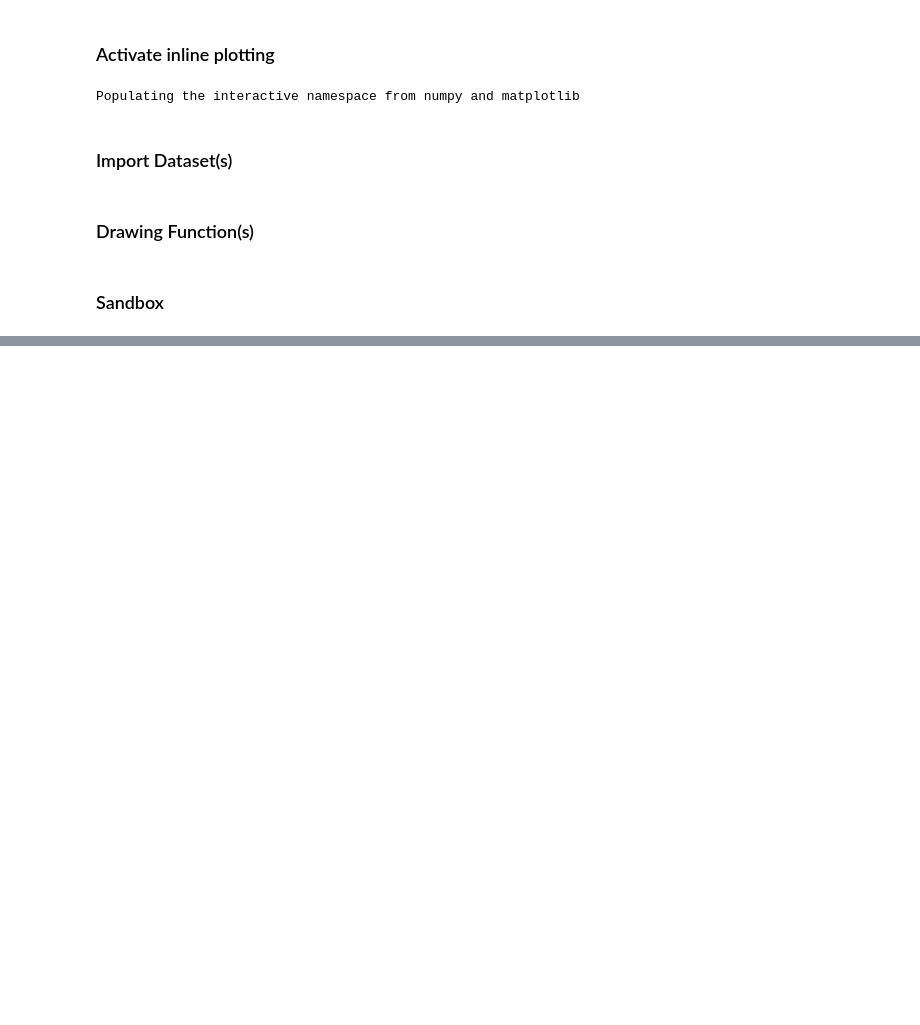
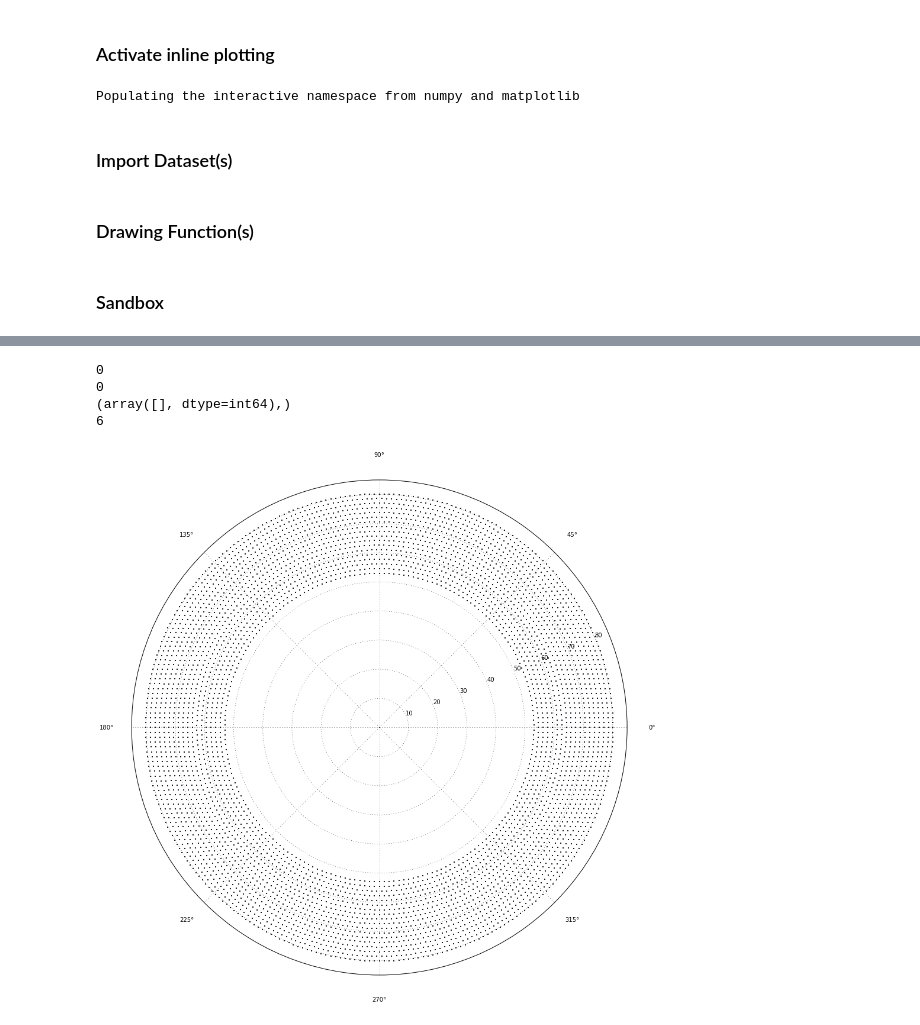
Before and after one commit to ewengillies/track-finding-yandex, a Jupyter notebook: notebooks/correspondence_sandbox.ipynb, the cells around one changed output, grey strips where cells are left out. Saved outputs shown, nothing was run; the diff lists cells and outputs as text; code cells hidden in the pictures; blank space fills up the shorter version.

```diff
--- a/notebooks/correspondence_sandbox.ipynb
+++ b/notebooks/correspondence_sandbox.ipynb
@@ -47,0 +185,30 @@ scatter(t_phis[trk_0],t_rhos[trk_0], marker='o', s=50, c='r')
+# %%
+from scipy.sparse import *
+wire_0 = 1250
+neigh = find(test_neigh_2[wire_0,:])[1]
+setup_plot_for_detector()
+rhos, phis = signal.get_wires_rhos_and_phis()
+
+scatter(phis, rhos, marker='.', s=5)
+
+bad_neigh_index_2 = where( (bad_neighs_2!=0))
+
+few_neigh_2 = where( ( (bad_neighs_2 <= 5) & (bad_neighs_2!=0) ) | (bad_neighs_2 == 7) )
+
+many_neigh_2 = where( (bad_neighs_2 == 6) | (bad_neighs_2 >= 8)  )
+
+print len(bad_neigh_index_2[0])
+print len(many_neigh_2[0]) + len(few_neigh_2[0])
+
+scatter(phis[few_neigh_2],rhos[few_neigh_2], marker='o', s=50, c='b')
+scatter(phis[many_neigh_2],rhos[many_neigh_2], marker='o', s=50, c='r')
+
+print bad_neigh_index_2
+
+print len(find(test_neigh_2[:,32])[0])
+# %% [output]
+0
+0
+(array([], dtype=int64),)
+6
+[figure, added]
```
Also changed, not shown: parts of 20 cells of this notebook, 2 other files.
